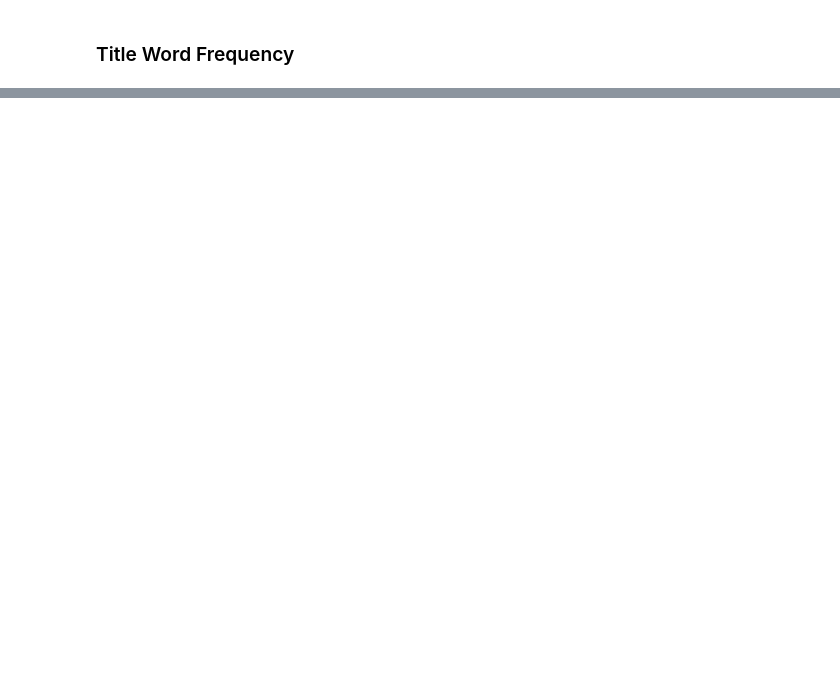
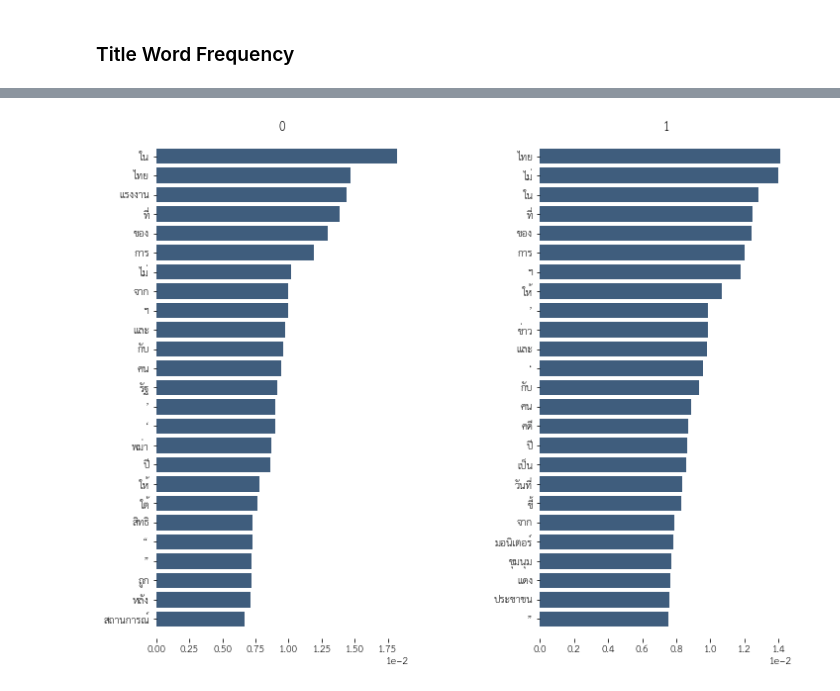
Before and after one commit to PyThaiNLP/prachathai-67k, a Jupyter notebook: exploration.ipynb, the cells around one changed output, grey strips where cells are left out. Cells and saved outputs as stored; diff of their text form; code cells hidden in the pictures; blank space fills up the shorter version.

```diff
--- a/exploration.ipynb
+++ b/exploration.ipynb
@@ -308,0 +378,10 @@ title_top.tail(10)
+# %%
+show_classfeats(
+    df=prachathai,
+    vectorizer=TfidfVectorizer,
+    analyzer=process_text,
+    text_col='title',
+    class_col='การเมือง'
+)
+# %% [output]
+[figure, added]
```
Also changed, not shown: parts of 23 cells of this notebook, 4 other files.
